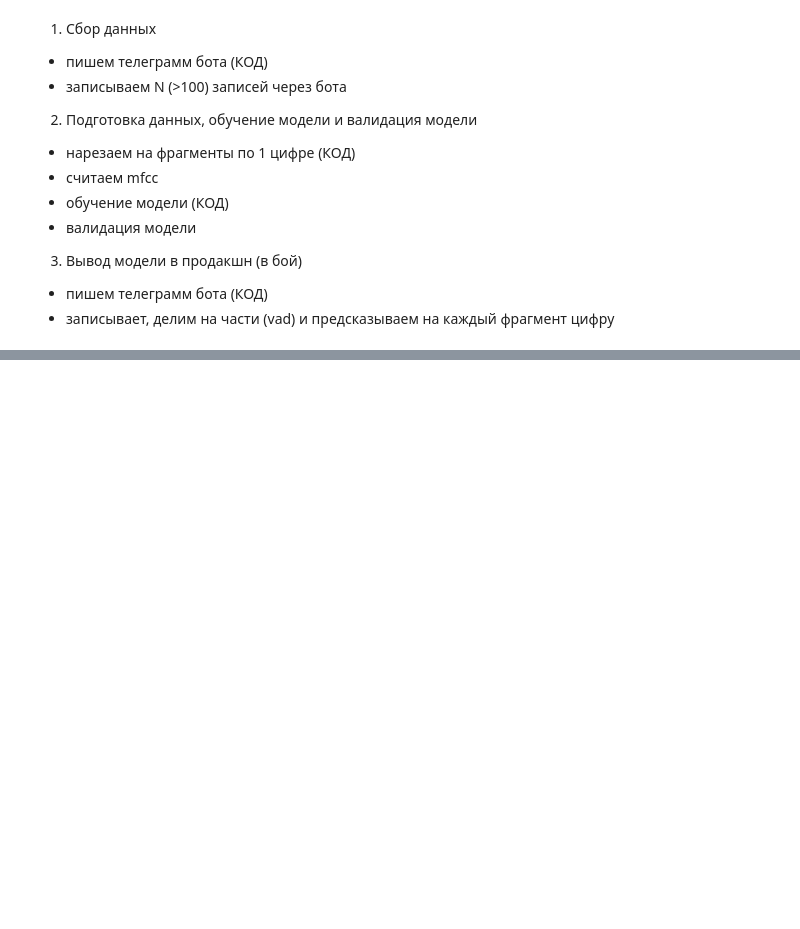
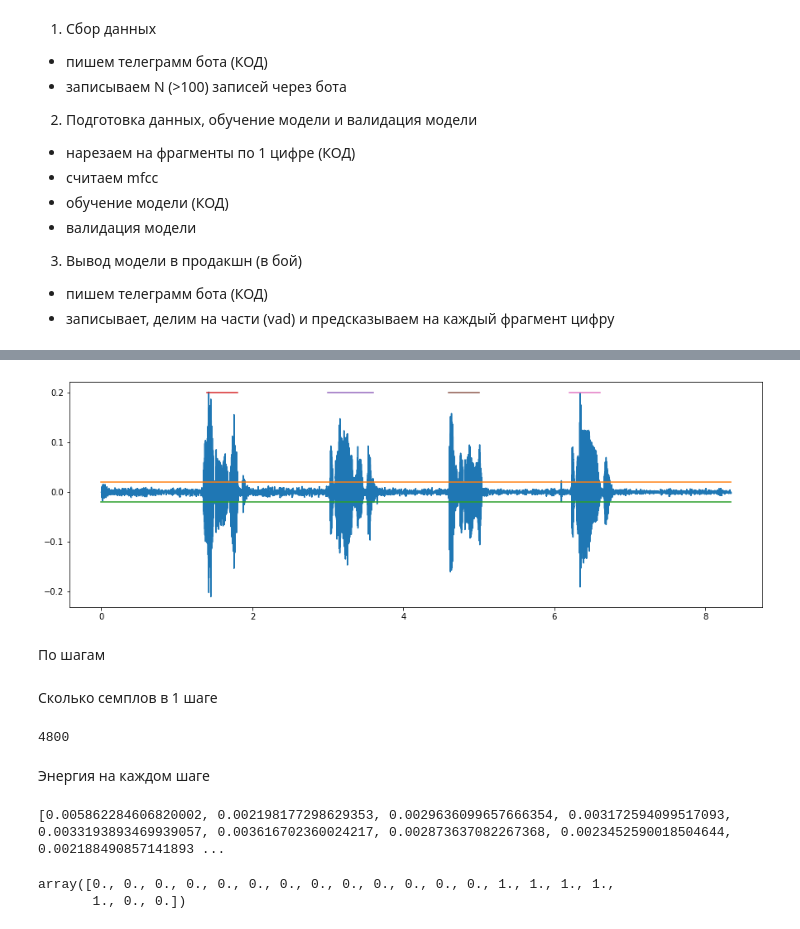
Before and after one commit to Alien-kz/digit_recognition, a Jupyter notebook: audio_intro.ipynb, the cells around one changed output, grey strips where cells are left out. Drawn from its saved outputs; the diff is of its cells as text; code cells hidden in the pictures; blank space fills up the shorter version.

```diff
--- a/audio_intro.ipynb
+++ b/audio_intro.ipynb
@@ -149,0 +217,2 @@ from scipy.io.wavfile import read, write
+# %%
+segments = vad.get_vad_segments(audio, sample_rate, segment_hop_sec, vad_threshold)
@@ -149,0 +239,13 @@ from scipy.io.wavfile import read, write
+# %%
+plt.figure(figsize=(15,5))
+plt.plot(np.arange(audio.shape[0]) / sample_rate, audio / 32768)
+plt.plot([0, end_sec], [vad_threshold, vad_threshold])
+plt.plot([0, end_sec], [-vad_threshold, -vad_threshold])
+for seg in segments:
+    start_sec = seg.start * segment_hop_sec
+    stop_sec = seg.stop * segment_hop_sec
+    plt.plot([start_sec, stop_sec], [0.2, 0.2])
+# %% [output]
+[figure, added]
+# %% [markdown]
+По шагам
@@ -149,0 +257,17 @@ from scipy.io.wavfile import read, write
+# %% [markdown]
+Сколько семплов в 1 шаге
+# %%
+segment_hop_samples
+# %% [output]
+4800
+# %% [markdown]
+Энергия на каждом шаге
+# %%
+print(segments_energy[:20])
+# %% [output]
+[0.005862284606820002, 0.002198177298629353, 0.0029636099657666354, 0.003172594099517093, 0.0033193893469939057, 0.003616702360024217, 0.002873637082267368, 0.0023452590018504644, 0.002188490857141893 ...
+# %%
+vad_mask[:20]
+# %% [output]
+array([0., 0., 0., 0., 0., 0., 0., 0., 0., 0., 0., 0., 0., 1., 1., 1., 1.,
+       1., 0., 0.])
```
Also changed, not shown: parts of 14 cells of this notebook, 1 other file.
